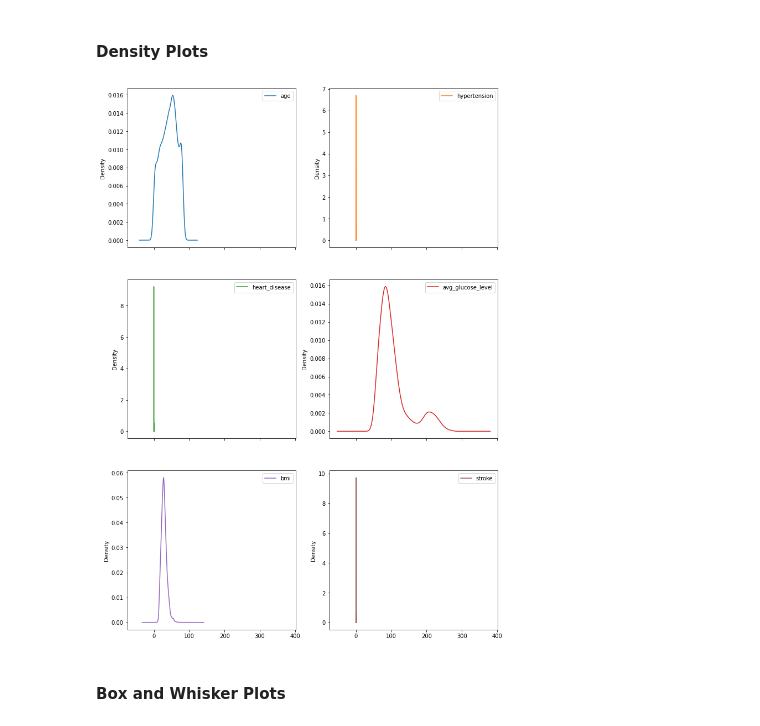
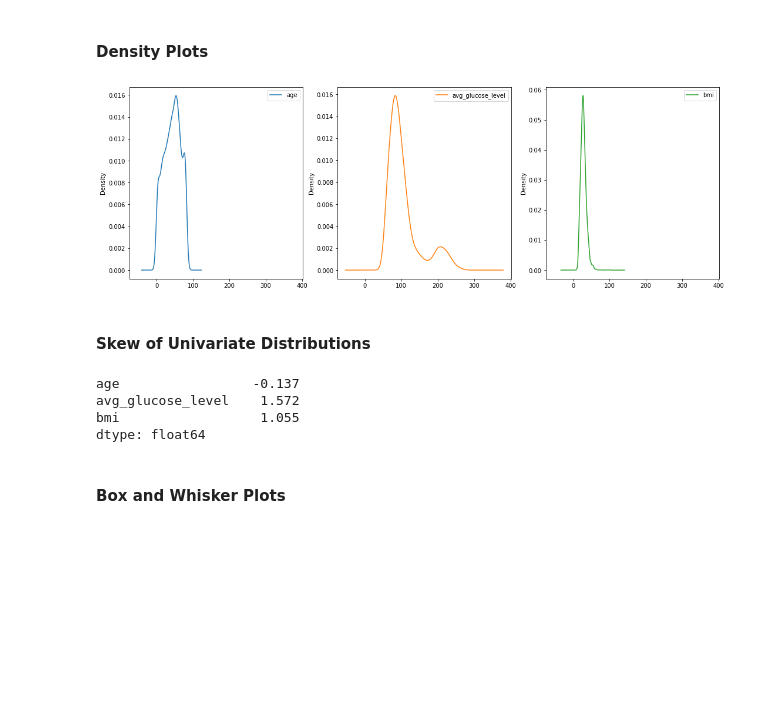
Before and after one commit to LapTQ/IT31903_123220_Group18_Stroke-prediction, a Jupyter notebook: analyze_data.ipynb, the cells around one changed output. Cells and saved outputs as stored; diff of their text form; code cells hidden in the pictures; blank space fills up the shorter version.

```diff
--- a/analyze_data.ipynb
+++ b/analyze_data.ipynb
@@ -36,9 +39,8 @@ pd.set_option('precision', 3)
 # %% [markdown]
 ## b) Load dataset
 # %%
-filename = "/content/drive/MyDrive/healthcare-dataset-stroke-data.csv"
+filename = "healthcare-dataset-stroke-data.csv"
 data = pd.read_csv(filename, index_col="id")
-cols = ['age', 'hypertension', 'heart_disease', 'stroke']
 # %% [markdown]
 # 2. Summarize Data
 # %% [markdown]
@@ -143,10 +140,19 @@ pyplot.show()
 # %% [markdown]
 #### Density Plots
 # %%
-data.plot(kind='density', subplots=True, layout=(3,2), figsize=(12, 18))
+data[numerical_ix].plot(kind='density', subplots=True, layout=(1,3), figsize=(18, 6))
 pyplot.show()
 # %% [output]
-[figure, old version]
+[figure, new version]
+# %% [markdown]
+#### Skew of Univariate Distributions
+# %%
+data[numerical_ix].skew()
+# %% [output]
+age                 -0.137
+avg_glucose_level    1.572
+bmi                  1.055
+dtype: float64
 # %% [markdown]
 #### Box and Whisker Plots
 # %%
```
Also changed, not shown: parts of 78 cells of this notebook.
